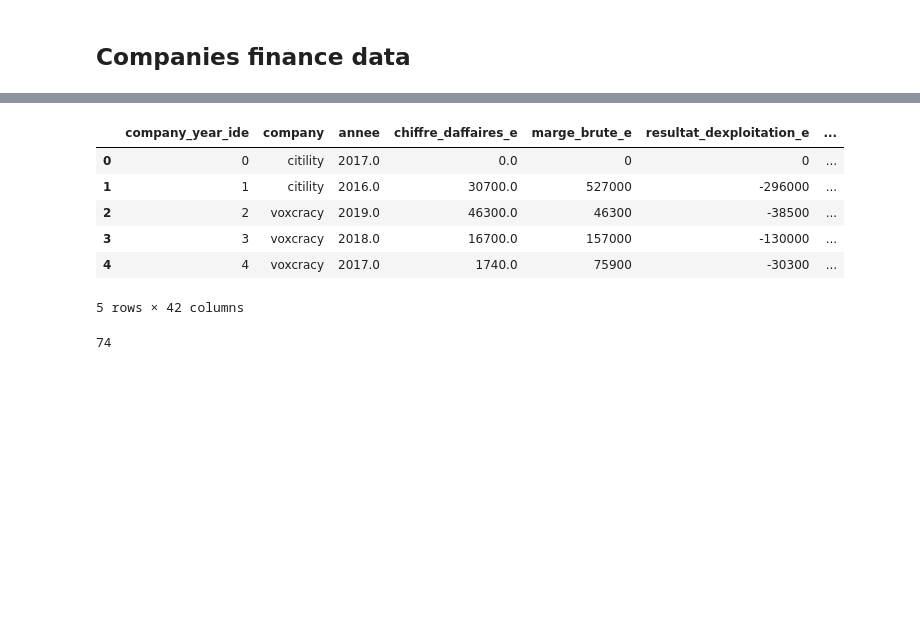
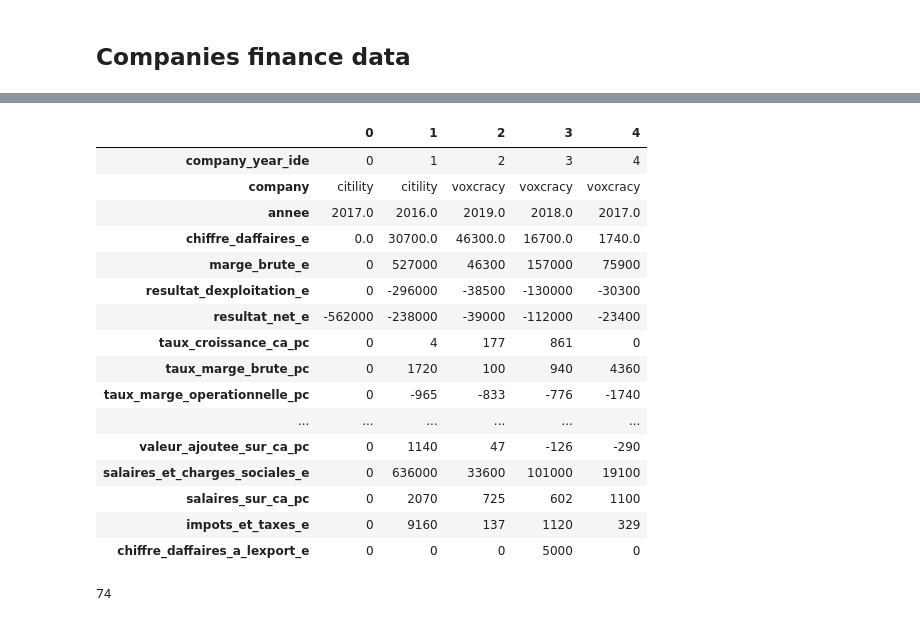
Before and after one commit to tatdef/IH_final_project, a Jupyter notebook: going_to_sql.ipynb, the cells around one changed output, grey strips where cells are left out. Saved outputs shown, nothing was run; the diff lists cells and outputs as text; code cells hidden in the pictures; blank space fills up the shorter version.

```diff
--- a/going_to_sql.ipynb
+++ b/going_to_sql.ipynb
@@ -316,13 +369,23 @@ companies_finance.rename(columns={"index": "company_year_ide"}, inplace=True)
 # %%
-companies_finance.head()
+companies_finance.head().T
 # %% [output]
-|  | company_year_ide | company | annee | chiffre_daffaires_e | marge_brute_e | resultat_dexploitation_e | ... |
-| 0 | 0 | citility | 2017.0 | 0.0 | 0 | 0 | ... |
-| 1 | 1 | citility | 2016.0 | 30700.0 | 527000 | -296000 | ... |
-| 2 | 2 | voxcracy | 2019.0 | 46300.0 | 46300 | -38500 | ... |
-| 3 | 3 | voxcracy | 2018.0 | 16700.0 | 157000 | -130000 | ... |
-| 4 | 4 | voxcracy | 2017.0 | 1740.0 | 75900 | -30300 | ... |
+|  | 0 | 1 | 2 | 3 | 4 |
+| company_year_ide | 0 | 1 | 2 | 3 | 4 |
+| company | citility | citility | voxcracy | voxcracy | voxcracy |
+| annee | 2017.0 | 2016.0 | 2019.0 | 2018.0 | 2017.0 |
+| chiffre_daffaires_e | 0.0 | 30700.0 | 46300.0 | 16700.0 | 1740.0 |
+| marge_brute_e | 0 | 527000 | 46300 | 157000 | 75900 |
+| resultat_dexploitation_e | 0 | -296000 | -38500 | -130000 | -30300 |
+| resultat_net_e | -562000 | -238000 | -39000 | -112000 | -23400 |
+| taux_croissance_ca_pc | 0 | 4 | 177 | 861 | 0 |
+| taux_marge_brute_pc | 0 | 1720 | 100 | 940 | 4360 |
+| taux_marge_operationnelle_pc | 0 | -965 | -833 | -776 | -1740 |
+| ... | ... | ... | ... | ... | ... |
+| valeur_ajoutee_sur_ca_pc | 0 | 1140 | 47 | -126 | -290 |
+| salaires_et_charges_sociales_e | 0 | 636000 | 33600 | 101000 | 19100 |
+| salaires_sur_ca_pc | 0 | 2070 | 725 | 602 | 1100 |
+| impots_et_taxes_e | 0 | 9160 | 137 | 1120 | 329 |
+| chiffre_daffaires_a_lexport_e | 0 | 0 | 0 | 5000 | 0 |
-5 rows × 42 columns
 # %%
 companies_finance.to_csv("sql/companies_finance.csv", sep=";", index=False)
 # %%
```
Also changed, not shown: parts of 12 cells of this notebook, 4 other files.
